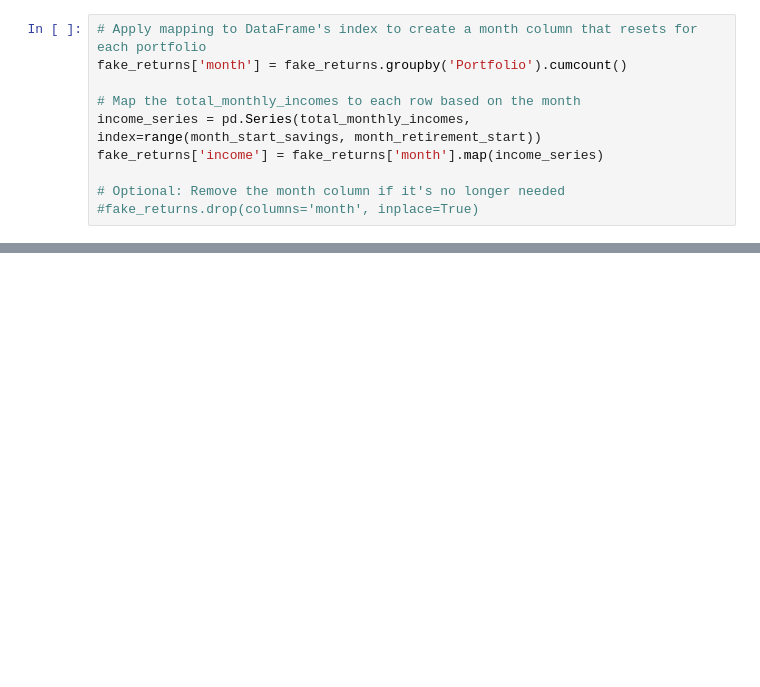
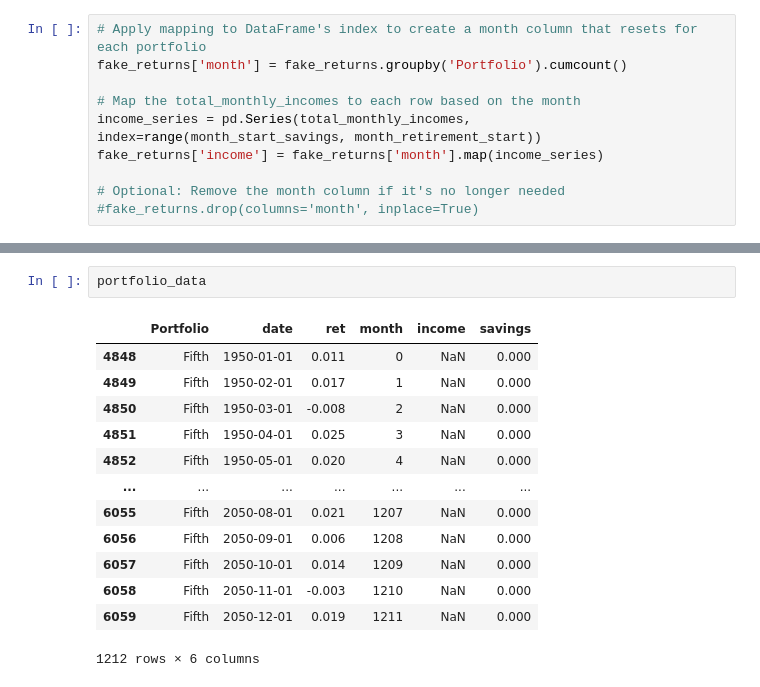
Before and after one commit to justinreed23/Older-Smarter-Richer, a Jupyter notebook: dev/creatingStuff.ipynb, the cells around one changed output, grey strips where cells are left out. Cells and saved outputs as stored; diff of their text form; blank space fills up the shorter version.

```diff
--- a/dev/creatingStuff.ipynb
+++ b/dev/creatingStuff.ipynb
@@ -151,0 +110,16 @@ test_df = fake_returns.groupby('Portfolio').apply(calculate_savings).reset_index
+# %%
+portfolio_data
+# %% [output]
+|  | Portfolio | date | ret | month | income | savings |
+| 4848 | Fifth | 1950-01-01 | 0.011 | 0 | NaN | 0.000 |
+| 4849 | Fifth | 1950-02-01 | 0.017 | 1 | NaN | 0.000 |
+| 4850 | Fifth | 1950-03-01 | -0.008 | 2 | NaN | 0.000 |
+| 4851 | Fifth | 1950-04-01 | 0.025 | 3 | NaN | 0.000 |
+| 4852 | Fifth | 1950-05-01 | 0.020 | 4 | NaN | 0.000 |
+| ... | ... | ... | ... | ... | ... | ... |
+| 6055 | Fifth | 2050-08-01 | 0.021 | 1207 | NaN | 0.000 |
+| 6056 | Fifth | 2050-09-01 | 0.006 | 1208 | NaN | 0.000 |
+| 6057 | Fifth | 2050-10-01 | 0.014 | 1209 | NaN | 0.000 |
+| 6058 | Fifth | 2050-11-01 | -0.003 | 1210 | NaN | 0.000 |
+| 6059 | Fifth | 2050-12-01 | 0.019 | 1211 | NaN | 0.000 |
+1212 rows × 6 columns
```
Also changed, not shown: parts of 12 cells of this notebook.
